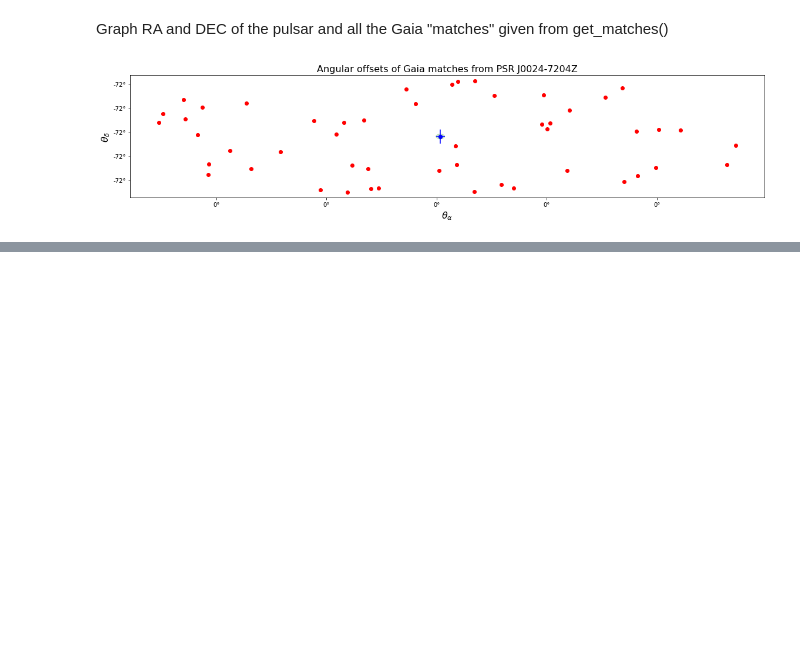
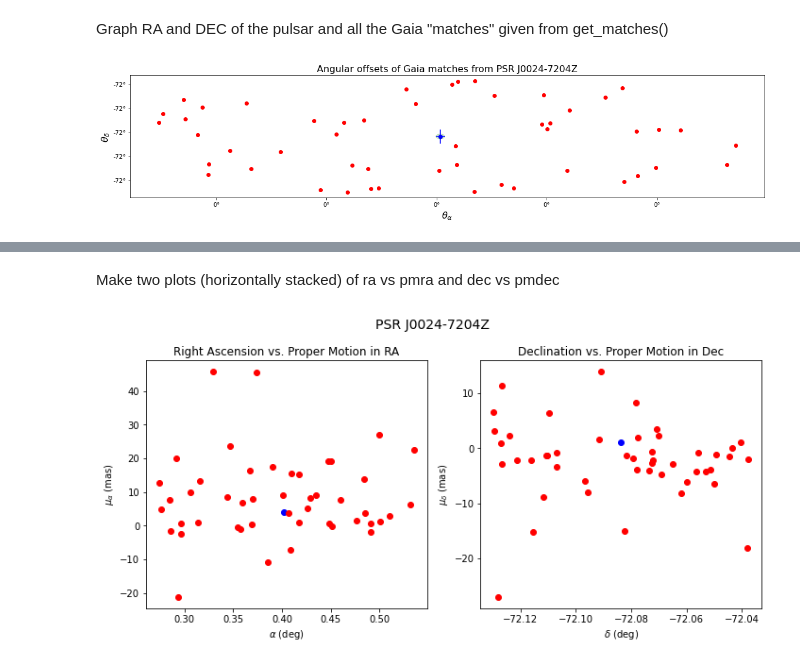
Before and after one commit to AnnikaDeutsch/Binary-Pulsar-Distances, a Jupyter notebook: compare_pm.ipynb, the cells around one changed output, grey strips where cells are left out. Drawn from its saved outputs; the diff is of its cells as text; code cells hidden in the pictures; blank space fills up the shorter version.

```diff
--- a/compare_pm.ipynb
+++ b/compare_pm.ipynb
@@ -148,0 +121,57 @@ INFO: Query finished. [astroquery.utils.tap.core]
+# %% [markdown]
+Make two plots (horizontally stacked) of ra vs pmra and dec vs pmdec
+# %%
+# instantiate a new figure object that will have 2 x axes and 2 y axes
+fig, (axa,axb) = plt.subplots(1,2, figsize=(10,5))
+
+axa.plot(new_ra, pmra, 'bo')
+
+# read the csv file containing the gaia "matches" identified by get_matches()
+f = open('testing_output.csv', 'r')
+not_zero = 0 # counter that skips the first line in the text file, which is just a header
+for line in f:
+    values = line.split(',') # create a table containing the values of a given line of the file
+    if not_zero == 0:
+        not_zero+=1 # skips the first line of the file
+    elif values[0] == 'J0024-7204Z': # only looks at matches to the pulsar we are concerned about
+        if values[14] != '': # avoids entries that don't have a pm measurement
+            with quantity_support(): # plot the pm's of a gaia object with error bars
+                axa.plot(float(values[7]), float(values[14]), 'ro')
+    else:
+        break # break once it has gone through every match for the given pulsar; we will have to modify this to work
+              # generically once we put it in a function
+
+axb.plot(new_dec, pmdec, 'bo')
+
+# read the csv file containing the gaia "matches" identified by get_matches()
+f = open('testing_output.csv', 'r')
+not_zero = 0 # counter that skips the first line in the text file, which is just a header
+for line in f:
+    values = line.split(',') # create a table containing the values of a given line of the file
+    if not_zero == 0:
+        not_zero+=1 # skips the first line of the file
+    elif values[0] == 'J0024-7204Z': # only looks at matches to the pulsar we are concerned about
+        if values[16] != '': # avoids entries that don't have a pm measurement
+            with quantity_support(): # plot the pm's of a gaia object with error bars
+                axb.plot(float(values[9]), float(values[16]), 'ro')
+    else:
+        break # break once it has gone through every match for the given pulsar; we will have to modify this to work
+              # generically once we put it in a function
+
+axa.set_title('Right Ascension vs. Proper Motion in RA')
+axa.set_xlabel(r'$\alpha$ (deg)')
+axa.set_ylabel(r'$\mu_{\alpha}$ (mas)')
+
+axb.set_title('Declination vs. Proper Motion in Dec')
+axb.set_xlabel(r'$\delta$ (deg)')
+axb.set_ylabel(r'$\mu_{\delta}$ (mas)')
+
+fig.suptitle('PSR J0024-7204Z', fontsize=14)
+
+plt.tight_layout()
+
+my_path = os.path.abspath('plots')
+my_file = 'pos_vs_pms.pdf'
+plt.savefig(os.path.join(my_path, my_file))
+# %% [output]
+[figure, added]
```
Also changed, not shown: parts of 3 cells of this notebook.
